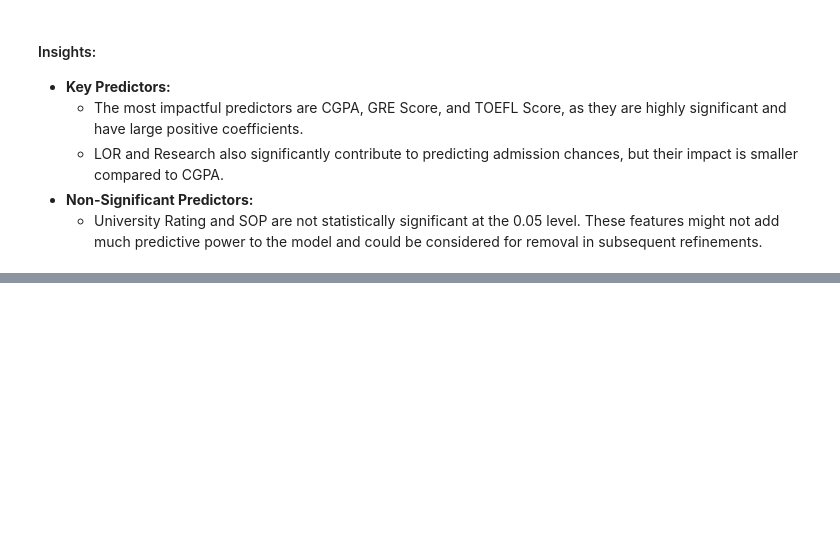
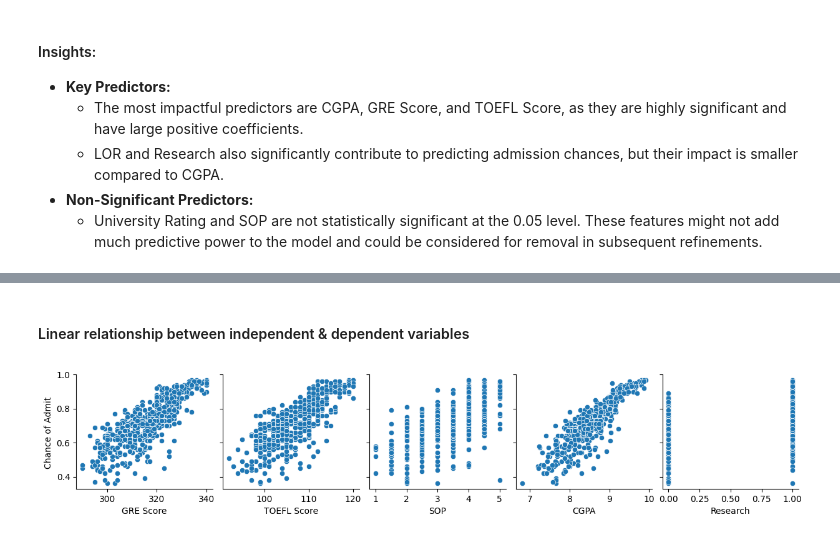
Before and after one commit to IshanSarkar/Education_Administration_Programs-Linear_Regression, a Jupyter notebook: python notebook/eap_lr.ipynb, the cells around one changed output, grey strips where cells are left out. Cells and saved outputs as stored; diff of their text form; code cells hidden in the pictures; blank space fills up the shorter version.

```diff
--- a/python notebook/eap_lr.ipynb
+++ b/python notebook/eap_lr.ipynb
@@ -670,0 +724,6 @@ Index(['GRE Score', 'TOEFL Score', 'University Rating', 'SOP', 'LOR ', 'CGPA',
+# %% [markdown]
+#### Linear relationship between independent & dependent variables
+# %%
+sns.pairplot(df, x_vars=['GRE Score', 'TOEFL Score', 'SOP', 'CGPA', 'Research'], y_vars='Chance of Admit ', kind='scatter');
+# %% [output]
+[figure, added]
```
Also changed, not shown: parts of 64 cells of this notebook.
